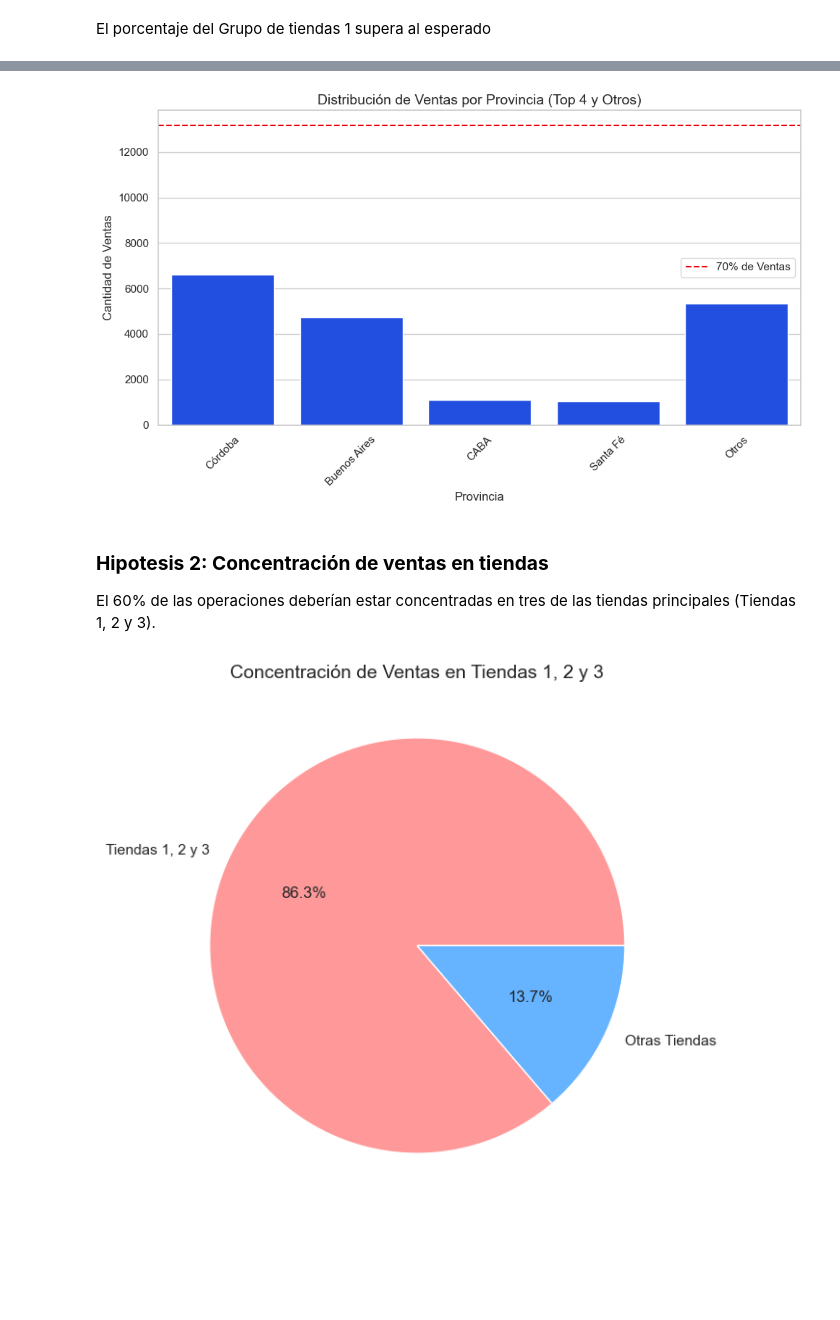
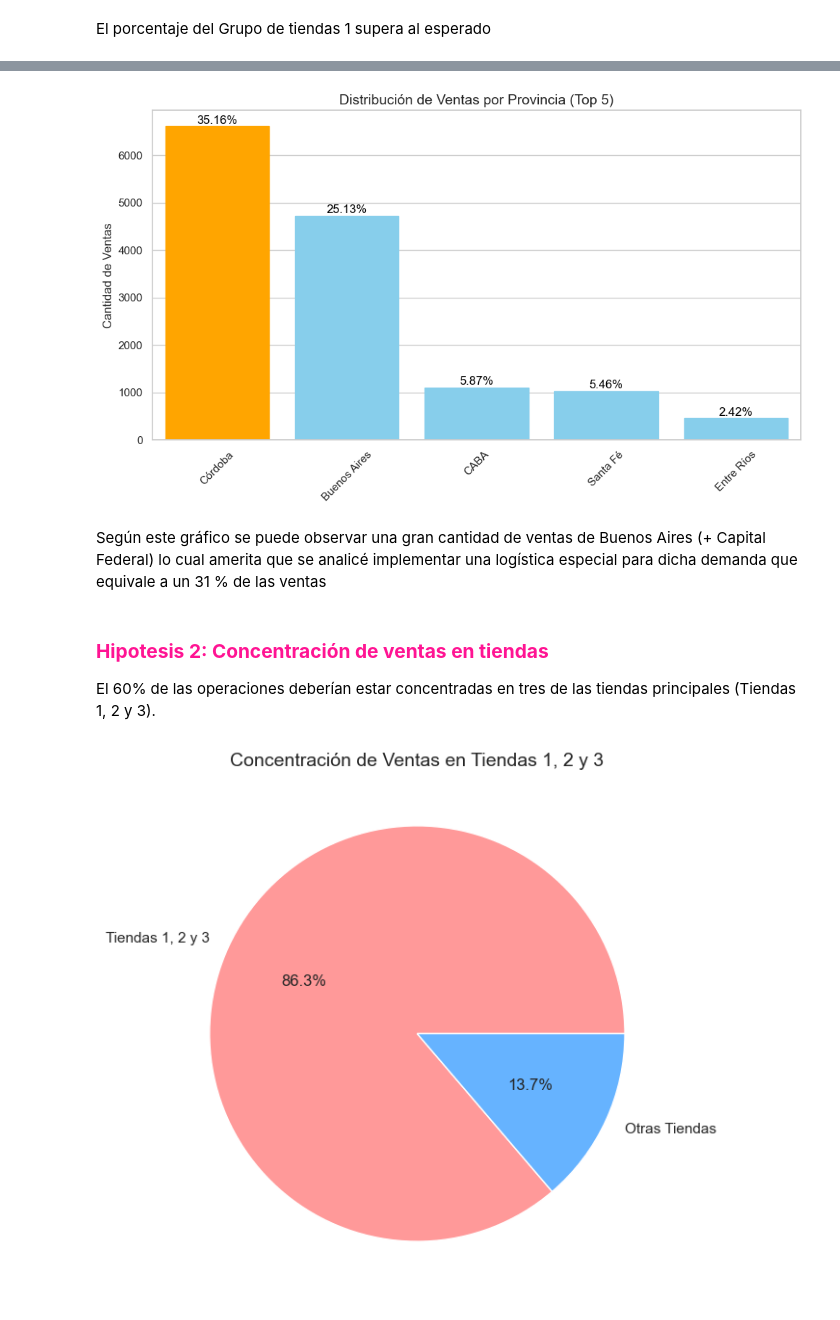
Before and after one commit to gustsirt/dataScience, a Jupyter notebook: Avance 1.ipynb, the cells around one changed output, grey strips where cells are left out. Saved outputs shown, nothing was run; the diff lists cells and outputs as text; code cells hidden in the pictures; blank space fills up the shorter version.

```diff
--- a/Avance 1.ipynb
+++ b/Avance 1.ipynb
@@ -526,29 +518,41 @@ Visualizaremos la proporción de ventas que provienen de las diferentes provinci
-# %%
-# Separar datos provinciales
-ventas_por_provincia = pedidos['Provincia'].value_counts()
-
-# Seleccionar las 5 provincias con más ventas y agrupar el resto como "Otros"
-top_4_provincias = ventas_por_provincia.head(4)
-otros = pd.Series(ventas_por_provincia[4:].sum(), index=["Otros"])
-
-# Concatenar las 5 provincias principales con "Otros"
-ventas_top_4 = pd.concat([top_4_provincias, otros])
-
-# Crear el gráfico de barras
-plt.figure(figsize=(10, 6))
-sns.barplot(x=ventas_top_4.index, y=ventas_top_4.values)
-plt.title('Distribución de Ventas por Provincia (Top 4 y Otros)', fontsize=14)
-plt.xlabel('Provincia', fontsize=12)
-plt.ylabel('Cantidad de Ventas', fontsize=12)
-plt.xticks(rotation=45)  # Rotar nombres de provincias para legibilidad
-plt.axhline(y=len(pedidos) * 0.7, color='r', linestyle='--', label='70% de Ventas')  # Línea de referencia 70%
-
-plt.legend()
-plt.tight_layout()
-plt.show()
-# %% [output]
-[figure, removed]
+# %%
+# Seleccionar las 5 provincias con más ventas
+ventas_top_5 = conteo_provincias.sort_values(ascending=0).head(5)
+
+# Crear lienzo y Gráfico
+plt.figure(figsize=(10, 6))
+bars = sns.barplot(x=ventas_top_5.index, y=ventas_top_5.values)
+
+# Configuración de cada barra
+colores = ['orange' if provincia == 'Córdoba' else 'skyblue' for provincia in ventas_top_5.index]
+for i, bar in enumerate(bars.patches):
+  bar.set_color(colores[i]) # Asignar colores manualmente a cada barra
+
+  # Calcular el porcentaje para cada barra
+  porcentaje = (ventas_top_5.values[i] / cantVentas) * 100
+
+  # Colocar el texto de porcentaje justo encima de cada barra
+  bars.text(
+      bar.get_x() + bar.get_width() / 2,  # Posición en X
+      bar.get_height() + 5,               # Posición en Y (ligeramente encima de la barra)
+      f'{porcentaje:.2f}%',               # Texto con formato de porcentaje
+      ha='center', va='bottom',           # Alineación del texto
+      fontsize=12, color='black'          # Tamaño y color del texto
+  )
+
+# Estética
+plt.title('Distribución de Ventas por Provincia (Top 5)', fontsize=14)
+plt.xlabel('')
+plt.ylabel('Cantidad de Ventas', fontsize=12)
+plt.xticks(rotation=45)
+plt.tight_layout()
+
+plt.show()
+# %% [output]
+[figure, added]
+# %% [markdown]
+Según este gráfico se puede observar una gran cantidad de ventas de Buenos Aires (+ Capital Federal) lo cual amerita que se analicé implementar una logística especial para dicha demanda que equivale a un 31 % de las ventas
 # %% [markdown]
-### **Hipotesis 2: Concentración de ventas en tiendas**
+### <h3 style="color:#FF1493; font-weight:bold;">Hipotesis 2: Concentración de ventas en tiendas</h3>
 El 60% de las operaciones deberían estar concentradas en tres de las tiendas principales (Tiendas 1, 2 y 3).
 # %%
```
Also changed, not shown: parts of 32 cells of this notebook.
